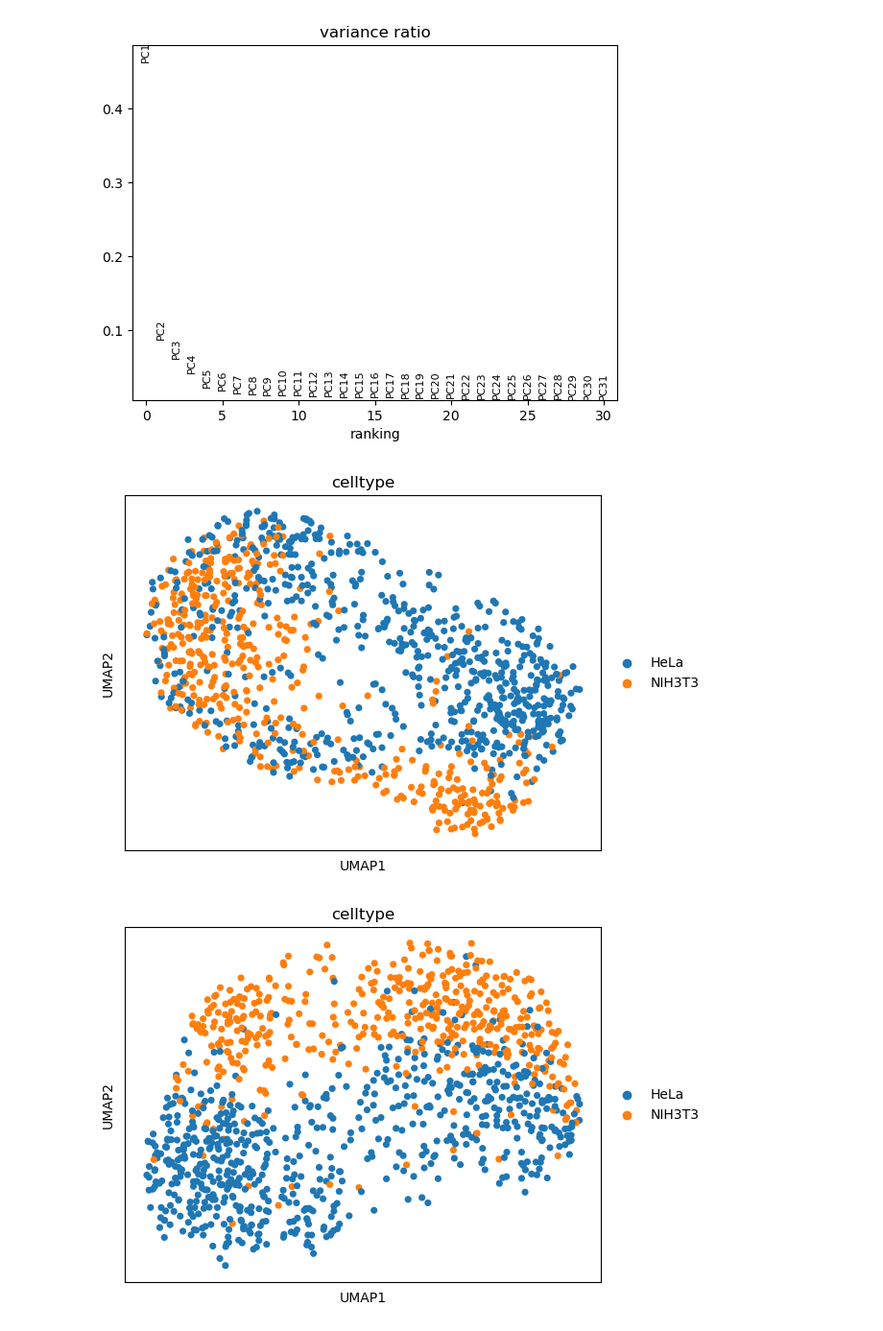
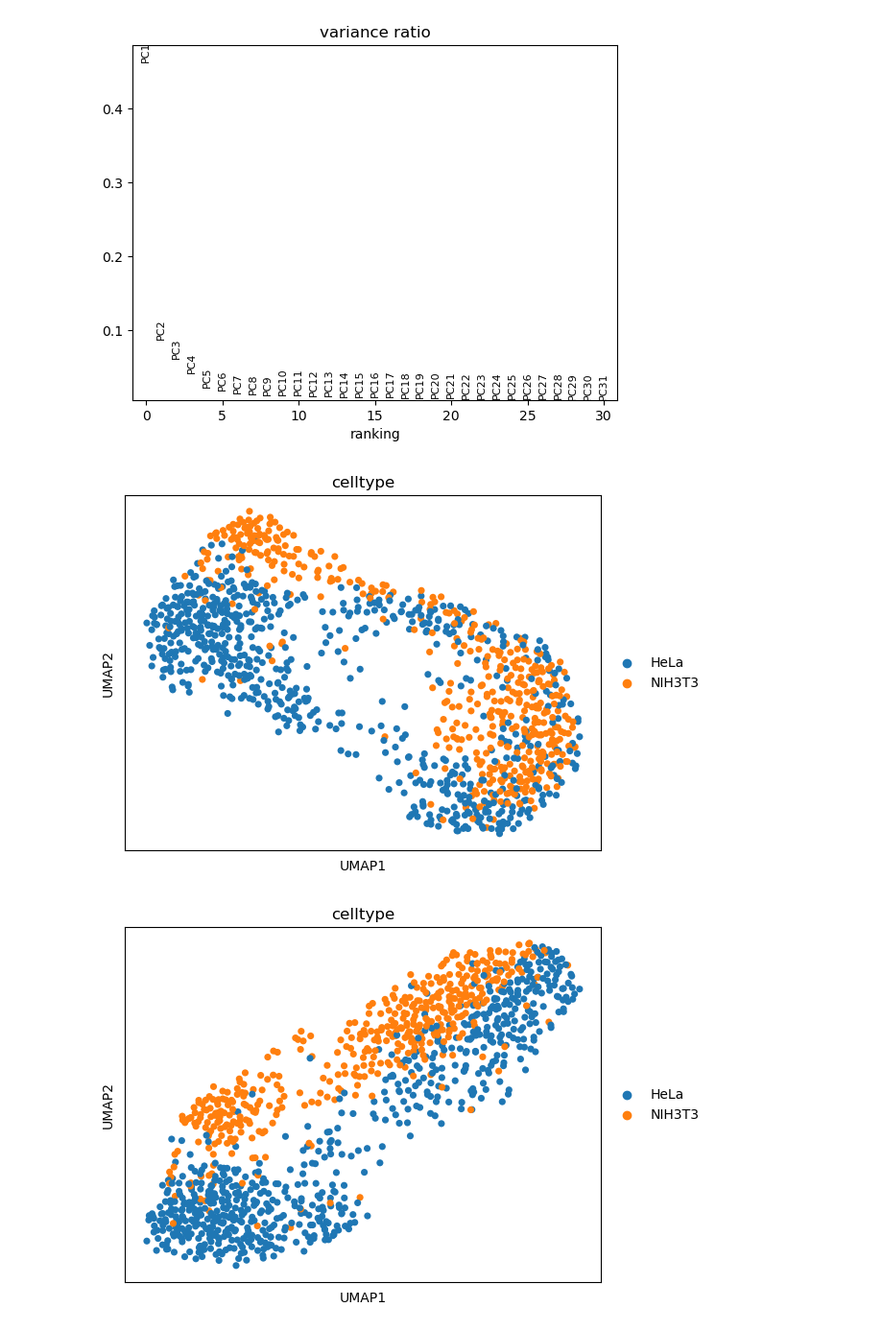
Before and after one commit to mariusrklein/FDA_project, a Jupyter notebook: correction_evaluation.ipynb, the cells around one changed output. Shown at 96% size. Cells and saved outputs as stored; diff of their text form; code cells hidden in the pictures.

```diff
--- a/correction_evaluation.ipynb
+++ b/correction_evaluation.ipynb
@@ -149,15 +150,15 @@ dimred_pca(adata_cor)
 [figure]
 [figure]
 # %%
-def dimred_umap(adata, min_dist = 0.4):
+def dimred_umap(adata, min_dist = 0.5):
     sc.pp.neighbors(adata, n_neighbors=200, metric='cosine')
-    sc.tl.umap(adata, min_dist=min_dist, spread=1.0, random_state=1, n_components=2)
+    sc.tl.umap(adata, min_dist=min_dist, spread=3.0, random_state=1, n_components=2)
     sc.pl.umap(adata, color='celltype')
 
 dimred_umap(adata)
 dimred_umap(adata_cor)
 # %% [output]
-[figure, old version]
+[figure, new version]
-[figure, old version]
+[figure, new version]
 # %%
 from sklearn.metrics.cluster import completeness_score
```
Also changed, not shown: parts of 7 cells of this notebook.
